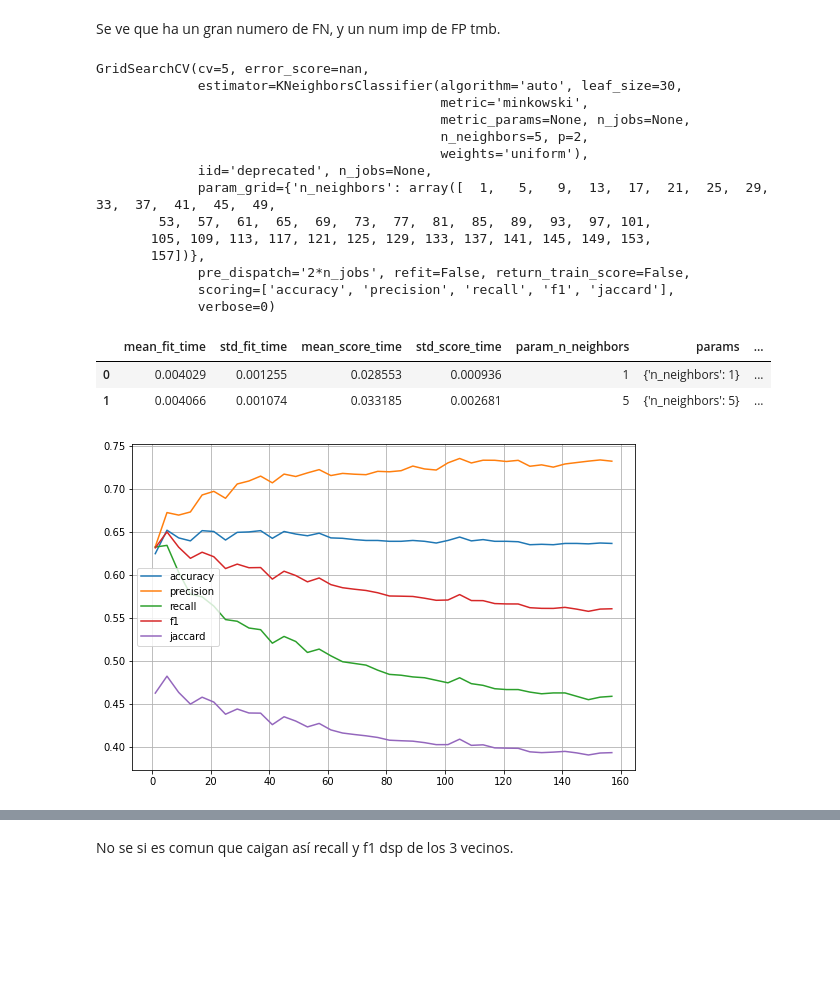
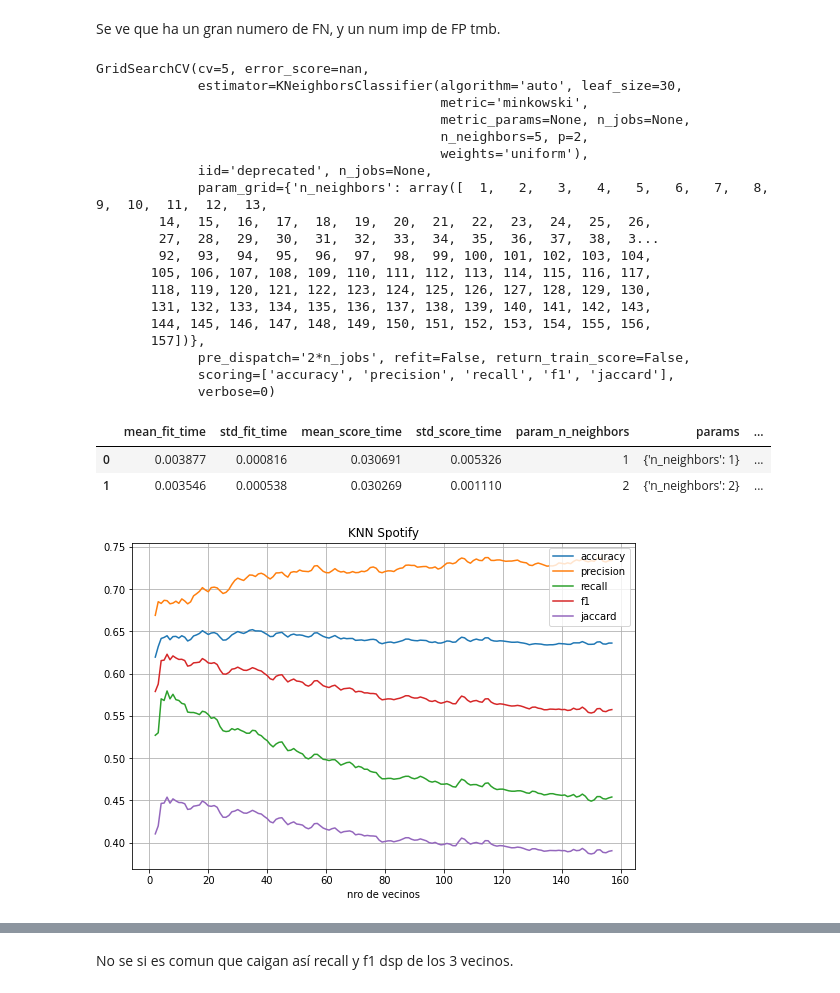
Before and after one commit to hernandezhdd/Machine-Learning-Assignments, a Jupyter notebook: TP3/ML_TP3_3.ipynb, the cells around one changed output, grey strips where cells are left out. Cells and saved outputs as stored; diff of their text form; code cells hidden in the pictures; blank space fills up the shorter version.

```diff
--- a/TP3/ML_TP3_3.ipynb
+++ b/TP3/ML_TP3_3.ipynb
@@ -238,7 +238,7 @@ from sklearn import neighbors, datasets
 #Va a ver cual es el mejor nro de vecinos.
 # Para eso hace un dicc.
 
-param_grid = {'n_neighbors':np.arange(1,np.floor( 5 * np.sqrt(y.shape[0] * data_train_sobre_total) ).astype('int'),4)}
+param_grid = {'n_neighbors':np.arange(1,np.floor( 5 * np.sqrt(y.shape[0] * data_train_sobre_total) ).astype('int'),1)}
 # %%
 knn = KNeighborsClassifier()
 #Aparentemente acá le dice a GridSearch que haga knn,
@@ -294,7 +303,7 @@ plt.plot(resultados.param_n_neighbors, resultados.mean_test_score)
 from sklearn.neighbors import KNeighborsClassifier
 
 #Setup arrays to store training and test accuracies
-neighbors = np.arange(1,np.floor( 6 * np.sqrt(y.shape[0] * data_train_sobre_total) ).astype('int'),2)
+neighbors = np.arange(1,np.floor( 5 * np.sqrt(y.shape[0] * data_train_sobre_total) ).astype('int'),1)
 train_accuracy =np.empty(len(neighbors))
 test_accuracy = np.empty(len(neighbors))
 
@@ -374,30 +386,40 @@ GridSearchCV(cv=5, error_score=nan,
                                             n_neighbors=5, p=2,
                                             weights='uniform'),
              iid='deprecated', n_jobs=None,
-             param_grid={'n_neighbors': array([  1,   5,   9,  13,  17,  21,  25,  29,  33,  37,  41,  45,  49,
-        53,  57,  61,  65,  69,  73,  77,  81,  85,  89,  93,  97, 101,
-       105, 109, 113, 117, 121, 125, 129, 133, 137, 141, 145, 149, 153,
+             param_grid={'n_neighbors': array([  1,   2,   3,   4,   5,   6,   7,   8,   9,  10,  11,  12,  13,
+        14,  15,  16,  17,  18,  19,  20,  21,  22,  23,  24,  25,  26,
+        27,  28,  29,  30,  31,  32,  33,  34,  35,  36,  37,  38,  3...
+        92,  93,  94,  95,  96,  97,  98,  99, 100, 101, 102, 103, 104,
+       105, 106, 107, 108, 109, 110, 111, 112, 113, 114, 115, 116, 117,
+       118, 119, 120, 121, 122, 123, 124, 125, 126, 127, 128, 129, 130,
+       131, 132, 133, 134, 135, 136, 137, 138, 139, 140, 141, 142, 143,
+       144, 145, 146, 147, 148, 149, 150, 151, 152, 153, 154, 155, 156,
        157])},
              pre_dispatch='2*n_jobs', refit=False, return_train_score=False,
              scoring=['accuracy', 'precision', 'recall', 'f1', 'jaccard'],
              verbose=0)
 # %%
-
 resultados = pd.DataFrame(knn_cv.cv_results_)
 resultados.head(2)
 # %% [output]
 |  | mean_fit_time | std_fit_time | mean_score_time | std_score_time | param_n_neighbors | params | ... |
-| 0 | 0.004029 | 0.001255 | 0.028553 | 0.000936 | 1 | {'n_neighbors': 1} | ... |
-| 1 | 0.004066 | 0.001074 | 0.033185 | 0.002681 | 5 | {'n_neighbors': 5} | ... |
+| 0 | 0.003877 | 0.000816 | 0.030691 | 0.005326 | 1 | {'n_neighbors': 1} | ... |
+| 1 | 0.003546 | 0.000538 | 0.030269 | 0.001110 | 2 | {'n_neighbors': 2} | ... |
 # %%
 #reviso que pasa con 'precision', 'recall', 'f1' para los distintos numeros
 #de vecinos
 
+#Tienen un ruido extraño de largo periodo los gráficos asique les
+#hago una rolling mean de 2 datos.
+
 plt.figure(figsize=(9,6))
 for i in ['accuracy', 'precision', 'recall', 'f1', 'jaccard']:
-  plt.plot(resultados.param_n_neighbors,resultados['mean_test_'+i], label=i)
+  plt.plot(resultados.param_n_neighbors,resultados['mean_test_'+i].rolling(2).mean(), label=i)
 plt.legend()
+plt.title('KNN Spotify')
+plt.xlabel('nro de vecinos')
+# plt.xlim((0,25))
 plt.grid()
 plt.show()
 # %% [output]
-[figure, old version]
+[figure, new version]
```
Also changed, not shown: parts of 18 cells of this notebook.
